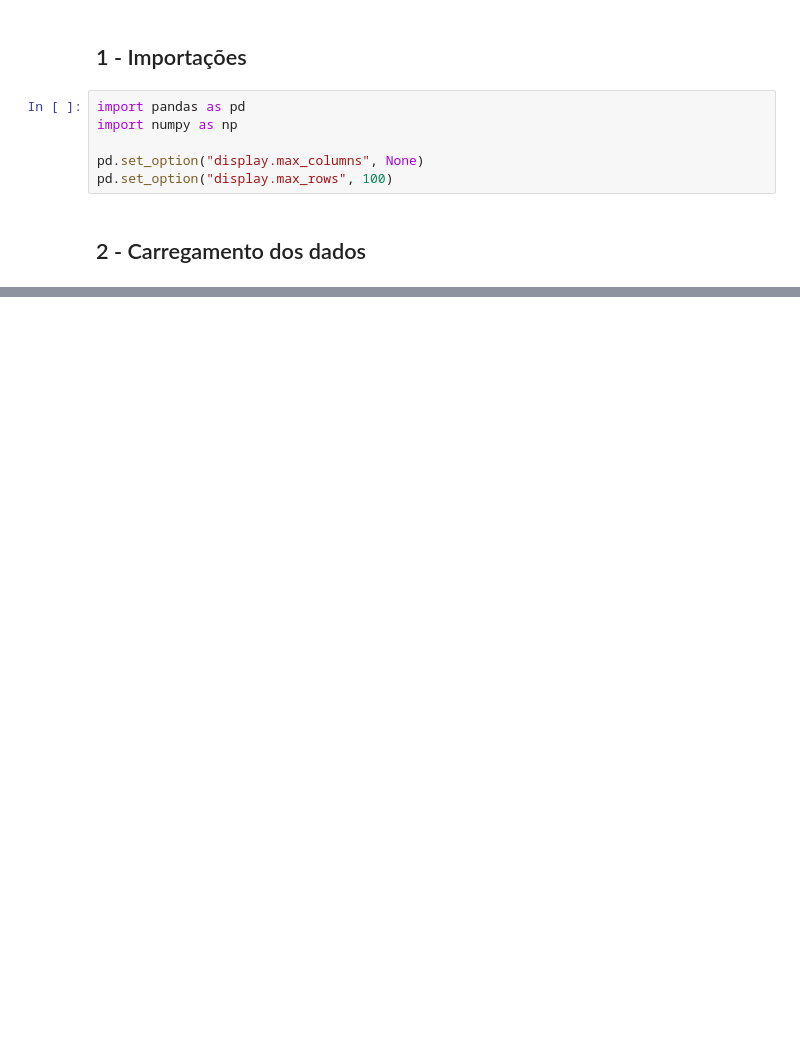
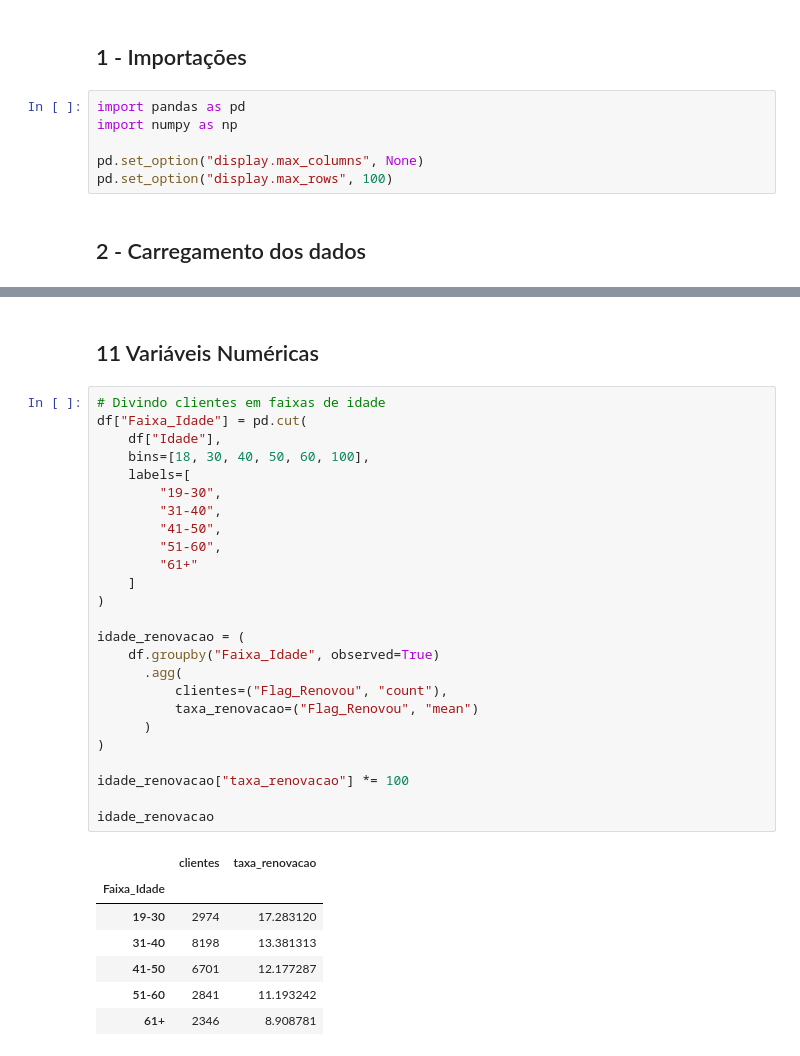
Before and after one commit to grazimartins/insurance-renewal-analytics, a Jupyter notebook: notebooks/01_entendimento_dos_dados.ipynb, the cells around one changed output, grey strips where cells are left out. Saved outputs shown, nothing was run; the diff lists cells and outputs as text; blank space fills up the shorter version.

```diff
--- a/notebooks/01_entendimento_dos_dados.ipynb
+++ b/notebooks/01_entendimento_dos_dados.ipynb
@@ -19,0 +263,35 @@ ImportError: `Import openpyxl` failed.  Use pip or conda to install the openpyxl
+# %% [markdown]
+## 11 Variáveis Numéricas
+# %%
+# Divindo clientes em faixas de idade
+df["Faixa_Idade"] = pd.cut(
+    df["Idade"],
+    bins=[18, 30, 40, 50, 60, 100],
+    labels=[
+        "19-30",
+        "31-40",
+        "41-50",
+        "51-60",
+        "61+"
+    ]
+)
+
+idade_renovacao = (
+    df.groupby("Faixa_Idade", observed=True)
+      .agg(
+          clientes=("Flag_Renovou", "count"),
+          taxa_renovacao=("Flag_Renovou", "mean")
+      )
+)
+
+idade_renovacao["taxa_renovacao"] *= 100
+
+idade_renovacao
+# %% [output]
+|  | clientes | taxa_renovacao |
+| Faixa_Idade |  |  |
+| 19-30 | 2974 | 17.283120 |
+| 31-40 | 8198 | 13.381313 |
+| 41-50 | 6701 | 12.177287 |
+| 51-60 | 2841 | 11.193242 |
+| 61+ | 2346 | 8.908781 |
```
Also changed, not shown: parts of 29 cells of this notebook.
